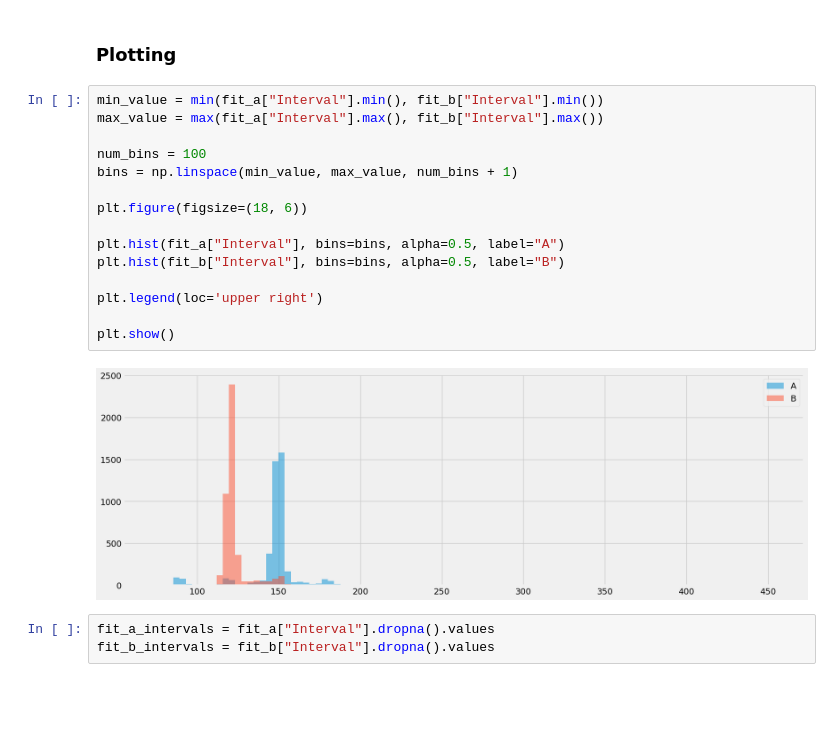
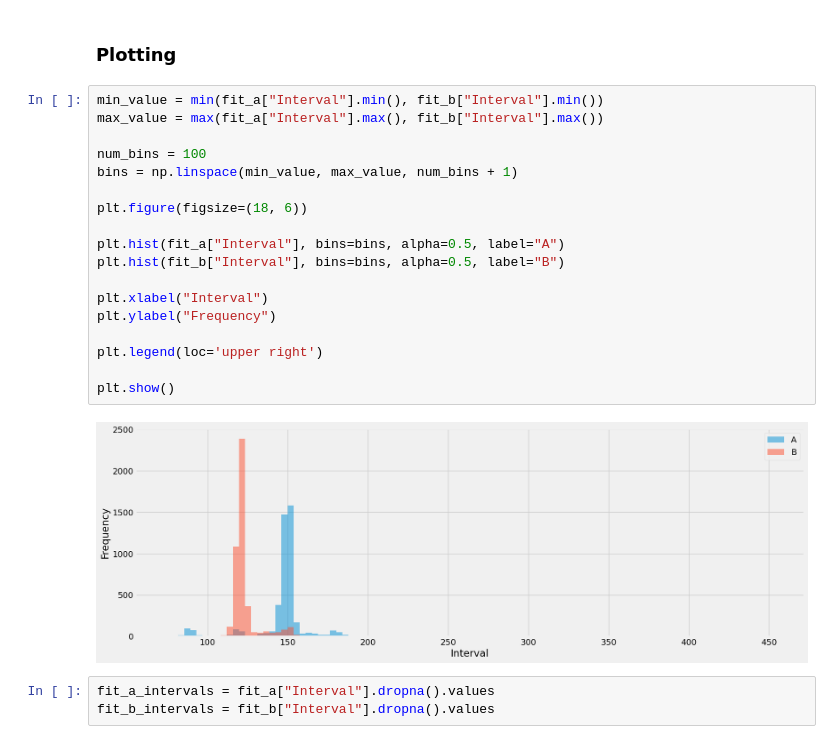
Before and after one commit to conect2ai/SBRC2025-App2Car, a Jupyter notebook: analysis.ipynb, the cells around one changed output. Saved outputs shown, nothing was run; the diff lists cells and outputs as text; blank space fills up the shorter version.

```diff
--- a/analysis.ipynb
+++ b/analysis.ipynb
@@ -102,20 +307,23 @@ fit_b.head()
 # %%
 min_value = min(fit_a["Interval"].min(), fit_b["Interval"].min())
 max_value = max(fit_a["Interval"].max(), fit_b["Interval"].max())
 
 num_bins = 100
 bins = np.linspace(min_value, max_value, num_bins + 1)
 
 plt.figure(figsize=(18, 6))
 
 plt.hist(fit_a["Interval"], bins=bins, alpha=0.5, label="A")
 plt.hist(fit_b["Interval"], bins=bins, alpha=0.5, label="B")
 
+plt.xlabel("Interval")
+plt.ylabel("Frequency")
+
 plt.legend(loc='upper right')
 
 plt.show()
 # %% [output]
-[figure, old version]
+[figure, new version]
 # %%
 fit_a_intervals = fit_a["Interval"].dropna().values
 fit_b_intervals = fit_b["Interval"].dropna().values
```
Also changed, not shown: parts of 42 cells of this notebook.
